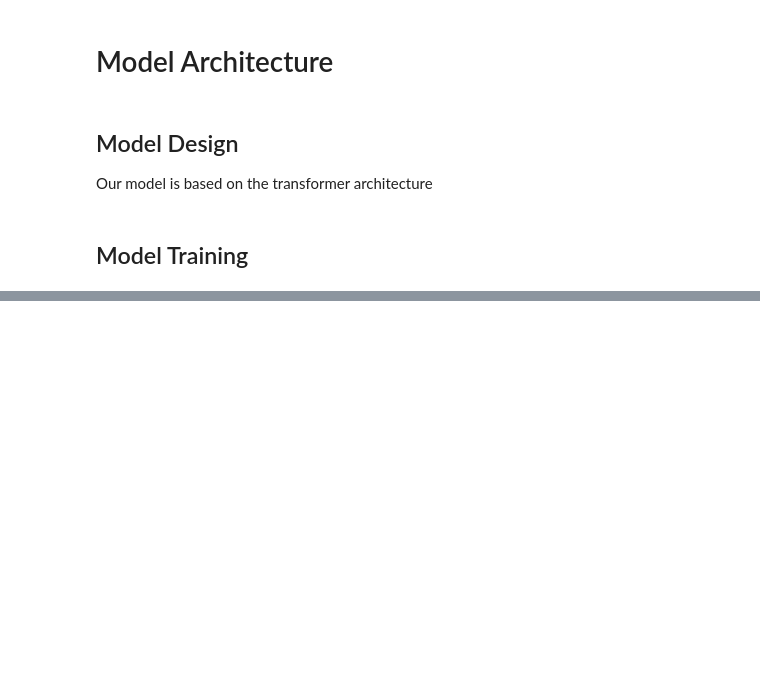
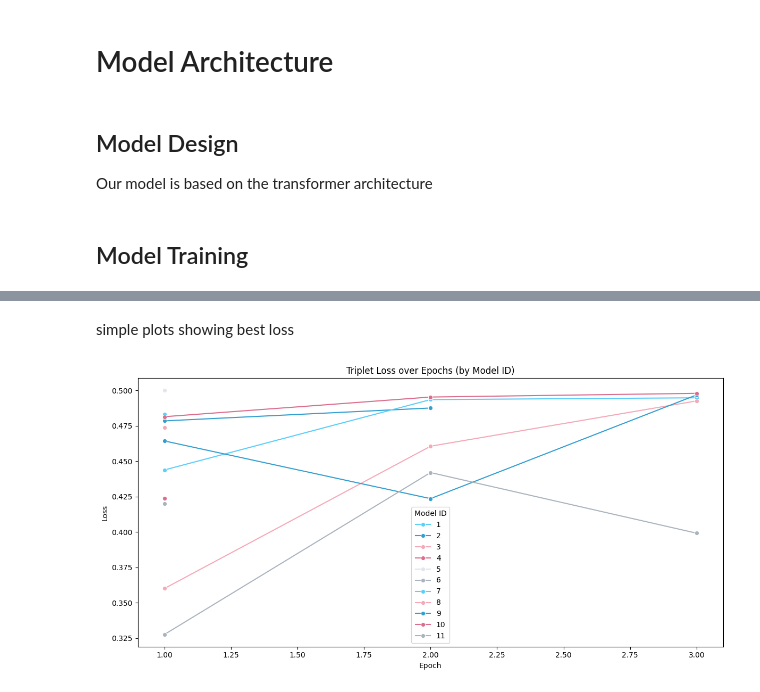
Before and after one commit to teaton20/lgbtq.ai, a Jupyter notebook: airflow-docker/report.ipynb, the cells around one changed output, grey strips where cells are left out. Saved outputs shown, nothing was run; the diff lists cells and outputs as text; code cells hidden in the pictures; blank space fills up the shorter version.

```diff
--- a/airflow-docker/report.ipynb
+++ b/airflow-docker/report.ipynb
@@ -114,9 +114,8 @@ class TripletLoss(nn.Module):
         neg_dist = F.pairwise_distance(anchor, negative)
         return F.relu(pos_dist - neg_dist + self.margin).mean()
 # %%
-def get_triplet_dataset(texts, labels):
+def get_triplet_dataset(texts, labels, tokenizer):
     from collections import defaultdict
-    tokenizer = AutoTokenizer.from_pretrained(HF_MODEL_ID, cache_dir=HF_MODEL_CACHE)
 
     label_to_texts = defaultdict(list)
     for text, label in zip(texts, labels):
@@ -324,0 +293,31 @@ IndexError: list index out of range
+# %% [markdown]
+simple plots showing best loss
+# %%
+import pandas as pd
+import seaborn as sns
+import matplotlib.pyplot as plt
+
+# Assume loss_records is already populated
+df_loss = pd.DataFrame(loss_records)
+
+# Map timestamps to model IDs (chronologically sorted)
+timestamp_order = sorted(df_loss["timestamp"].unique())
+timestamp_to_model_id = {ts: i + 1 for i, ts in enumerate(timestamp_order)}
+df_loss["model_id"] = df_loss["timestamp"].map(timestamp_to_model_id)
+# %%
+trans_palette = [
+    "#5BCEFA",  # Trans blue
+    "#FFFFFF",  # White
+    "#F5A9B8",  # Trans pink
+]
+# %%
+plt.figure(figsize=(12, 6))
+sns.lineplot(data=df_loss, x="epoch", y="loss", hue="model_id", marker="o", palette=trans_palette)
+plt.title("Triplet Loss over Epochs (by Model ID)")
+plt.xlabel("Epoch")
+plt.ylabel("Loss")
+plt.legend(title="Model ID", loc="best")
+plt.tight_layout()
+plt.show()
+# %% [output]
+[figure, added]
```
Also changed, not shown: parts of 20 cells of this notebook, 23 other files.
